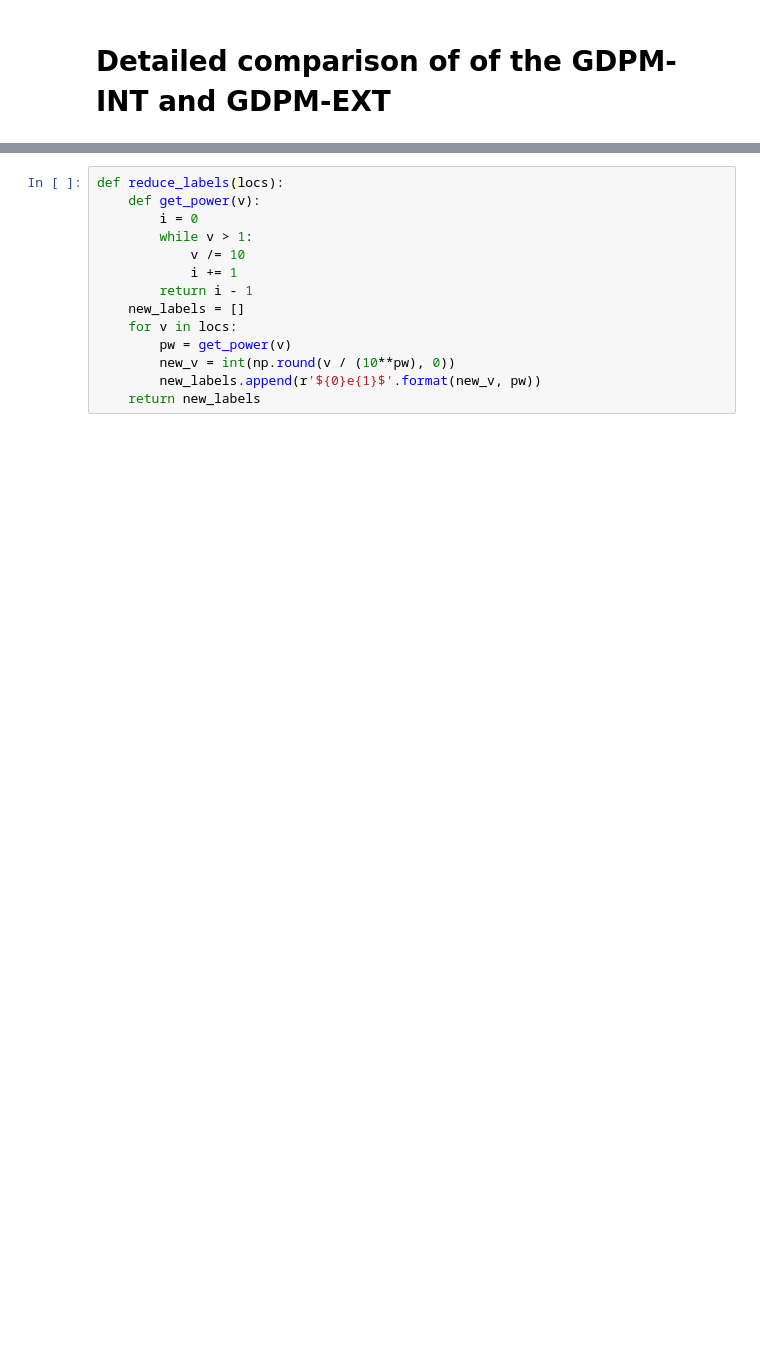
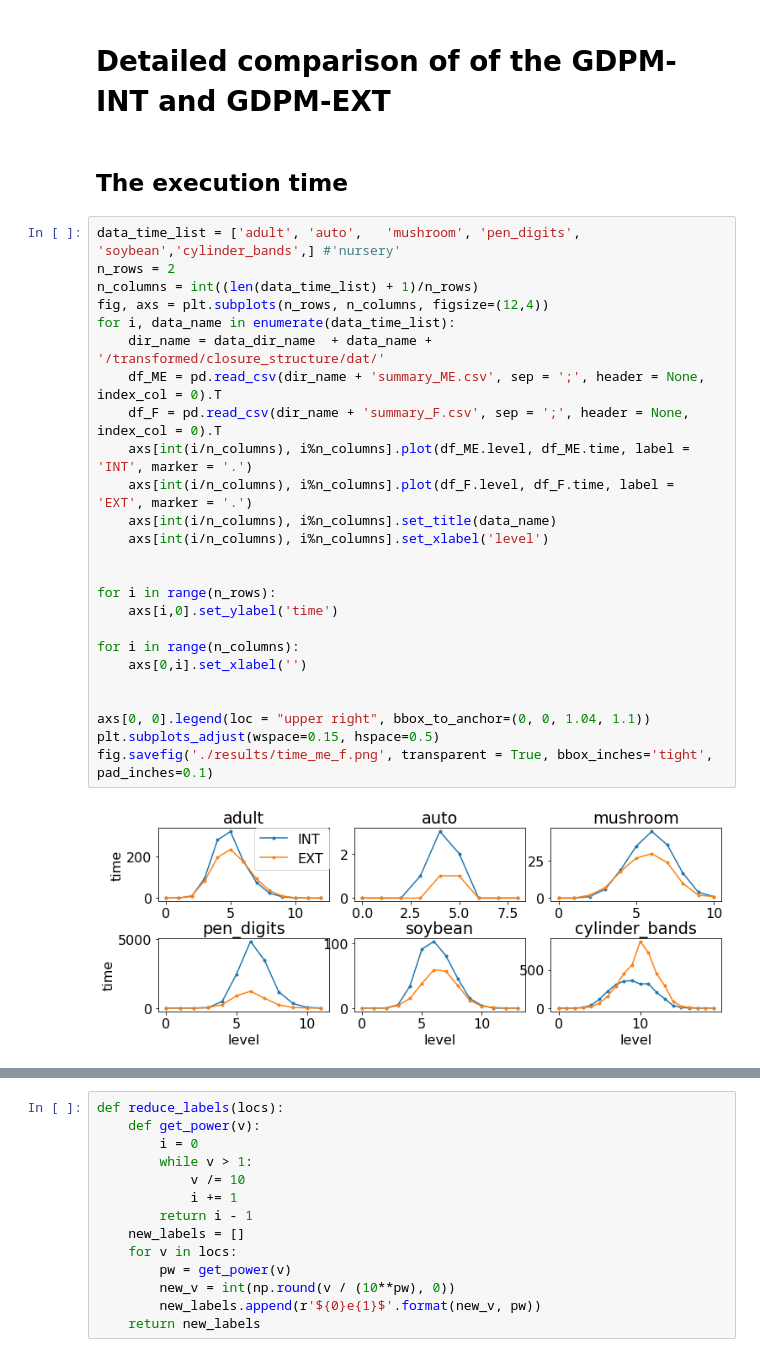
Before and after one commit to makhalova/pattern_mining_tools, a Jupyter notebook: experiments/ML_CS_GDPM/output_for_the_paper.ipynb, the cells around one changed output, grey strips where cells are left out. Saved outputs shown, nothing was run; the diff lists cells and outputs as text; blank space fills up the shorter version.

```diff
--- a/experiments/ML_CS_GDPM/output_for_the_paper.ipynb
+++ b/experiments/ML_CS_GDPM/output_for_the_paper.ipynb
@@ -67,3 +67,32 @@ pd.read_csv('./results/ME_F.csv',index_col=0, sep = ';')
 | average | 5239 | 57 | 15 | 2947747 | 812 | 475 | 2883953 | 2680313 |
 # %% [markdown]
 # Detailed comparison of  of the GDPM-INT and GDPM-EXT
+# %% [markdown]
+## The execution time
+# %%
+data_time_list = ['adult', 'auto',   'mushroom', 'pen_digits', 'soybean','cylinder_bands',] #'nursery'
+n_rows = 2
+n_columns = int((len(data_time_list) + 1)/n_rows)
+fig, axs = plt.subplots(n_rows, n_columns, figsize=(12,4))
+for i, data_name in enumerate(data_time_list):
+    dir_name = data_dir_name  + data_name + '/transformed/closure_structure/dat/'
+    df_ME = pd.read_csv(dir_name + 'summary_ME.csv', sep = ';', header = None, index_col = 0).T
+    df_F = pd.read_csv(dir_name + 'summary_F.csv', sep = ';', header = None, index_col = 0).T
+    axs[int(i/n_columns), i%n_columns].plot(df_ME.level, df_ME.time, label = 'INT', marker = '.')
+    axs[int(i/n_columns), i%n_columns].plot(df_F.level, df_F.time, label = 'EXT', marker = '.')
+    axs[int(i/n_columns), i%n_columns].set_title(data_name)
+    axs[int(i/n_columns), i%n_columns].set_xlabel('level')
+
+
+for i in range(n_rows):
+    axs[i,0].set_ylabel('time')
+
+for i in range(n_columns):
+    axs[0,i].set_xlabel('')
+
+
+axs[0, 0].legend(loc = "upper right", bbox_to_anchor=(0, 0, 1.04, 1.1))
+plt.subplots_adjust(wspace=0.15, hspace=0.5)
+fig.savefig('./results/time_me_f.png', transparent = True, bbox_inches='tight',  pad_inches=0.1)
+# %% [output]
+[figure, added]
```
Also changed, not shown: parts of 6 cells of this notebook, 7 other files.
